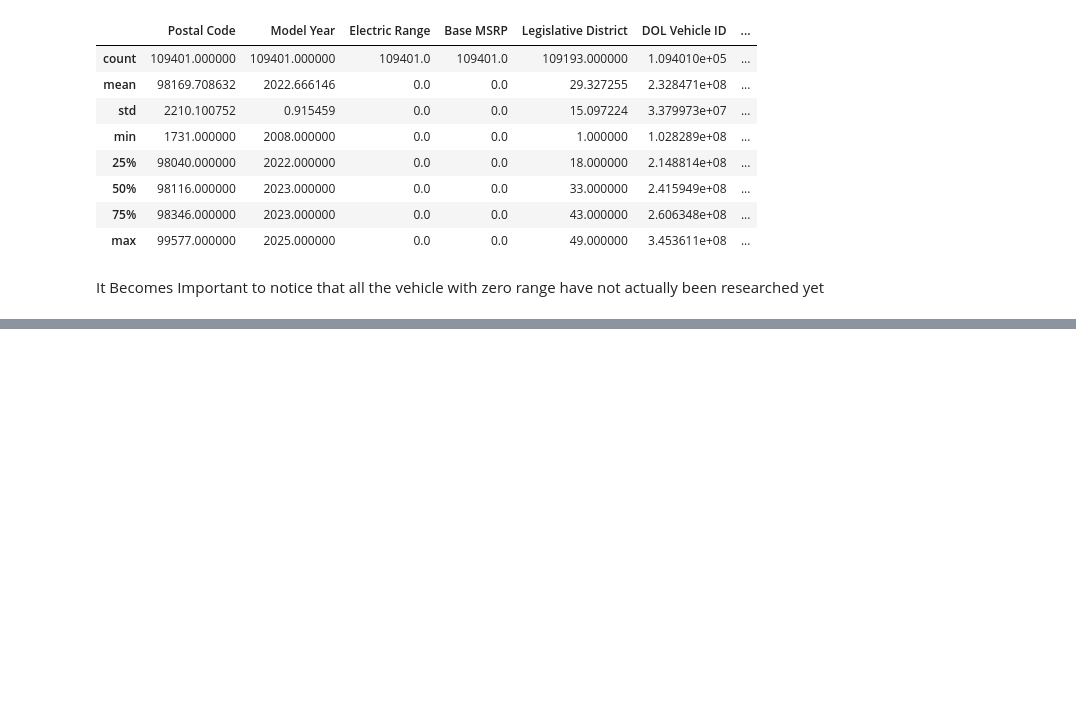
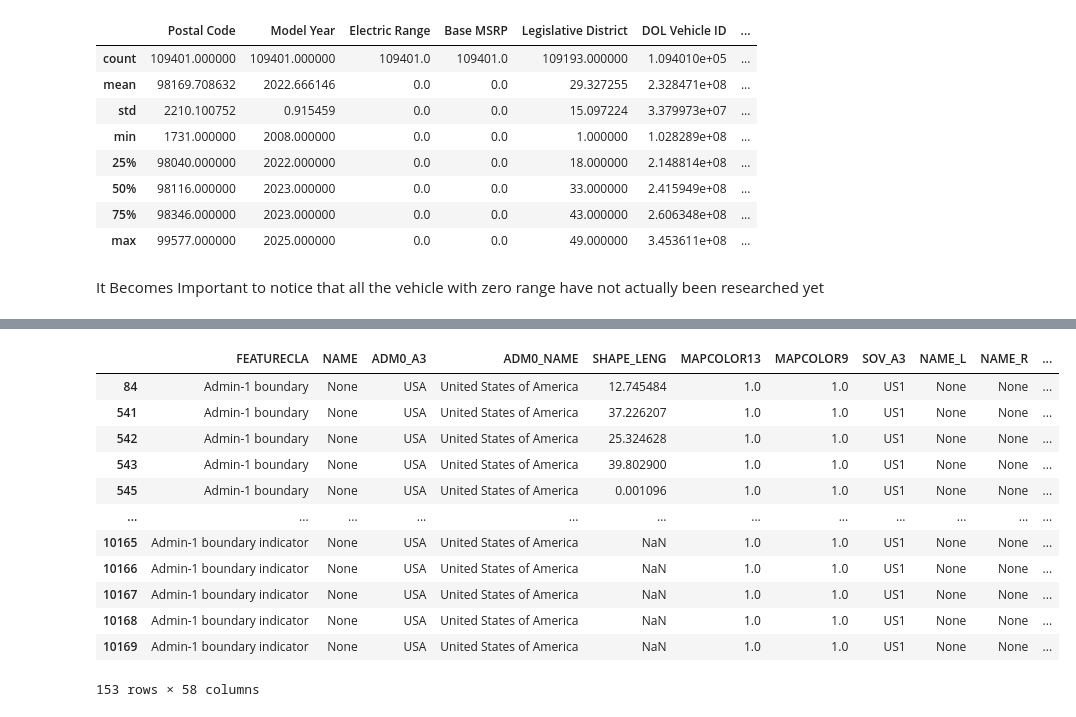
Before and after one commit to SianRods/Data-Science-ML, a Jupyter notebook: Practice Projects/DA-Electric_Vehicle.ipynb, the cells around one changed output, grey strips where cells are left out. Drawn from its saved outputs; the diff is of its cells as text; code cells hidden in the pictures; blank space fills up the shorter version.

```diff
--- a/Practice Projects/DA-Electric_Vehicle.ipynb
+++ b/Practice Projects/DA-Electric_Vehicle.ipynb
@@ -392,0 +461,16 @@ It Becomes Important to notice that all the vehicle with zero range have not act
+# %%
+usa_map[usa_map['ADM0_A3']=='USA']
+# %% [output]
+|  | FEATURECLA | NAME | ADM0_A3 | ADM0_NAME | SHAPE_LENG | MAPCOLOR13 | MAPCOLOR9 | SOV_A3 | NAME_L | NAME_R | ... |
+| 84 | Admin-1 boundary | None | USA | United States of America | 12.745484 | 1.0 | 1.0 | US1 | None | None | ... |
+| 541 | Admin-1 boundary | None | USA | United States of America | 37.226207 | 1.0 | 1.0 | US1 | None | None | ... |
+| 542 | Admin-1 boundary | None | USA | United States of America | 25.324628 | 1.0 | 1.0 | US1 | None | None | ... |
+| 543 | Admin-1 boundary | None | USA | United States of America | 39.802900 | 1.0 | 1.0 | US1 | None | None | ... |
+| 545 | Admin-1 boundary | None | USA | United States of America | 0.001096 | 1.0 | 1.0 | US1 | None | None | ... |
+| ... | ... | ... | ... | ... | ... | ... | ... | ... | ... | ... | ... |
+| 10165 | Admin-1 boundary indicator | None | USA | United States of America | NaN | 1.0 | 1.0 | US1 | None | None | ... |
+| 10166 | Admin-1 boundary indicator | None | USA | United States of America | NaN | 1.0 | 1.0 | US1 | None | None | ... |
+| 10167 | Admin-1 boundary indicator | None | USA | United States of America | NaN | 1.0 | 1.0 | US1 | None | None | ... |
+| 10168 | Admin-1 boundary indicator | None | USA | United States of America | NaN | 1.0 | 1.0 | US1 | None | None | ... |
+| 10169 | Admin-1 boundary indicator | None | USA | United States of America | NaN | 1.0 | 1.0 | US1 | None | None | ... |
+153 rows × 58 columns
```
Also changed, not shown: parts of 12 cells of this notebook, 3 other files.
